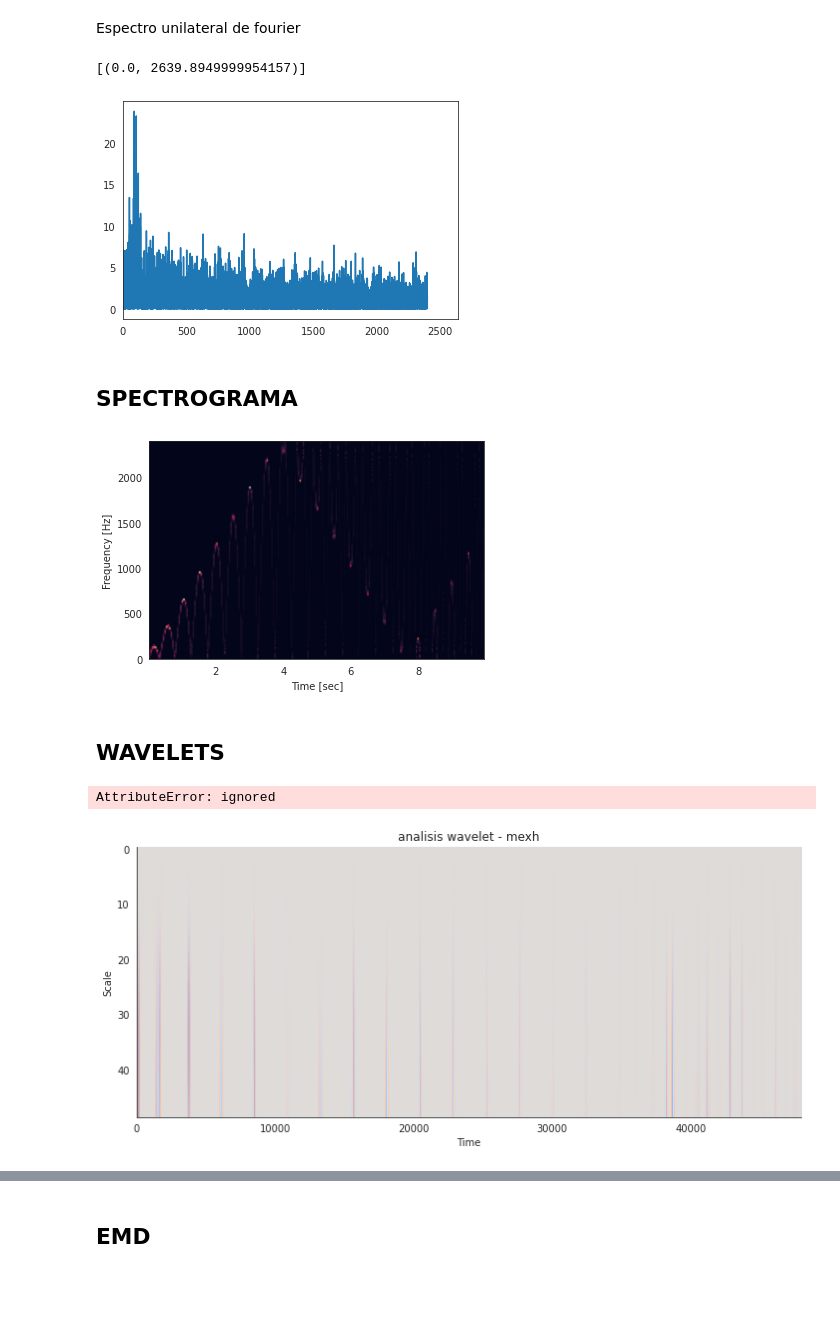
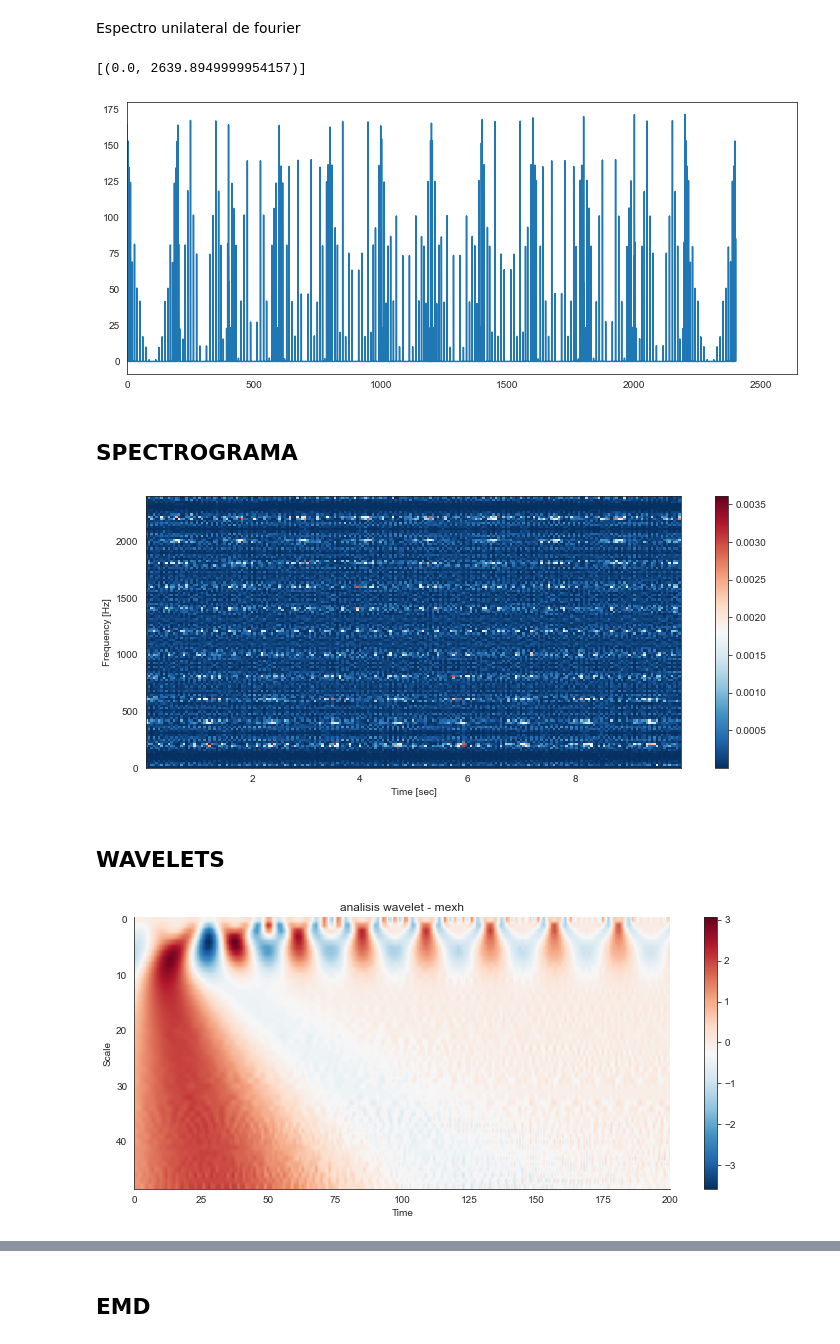
Before and after one commit to veraokgonzalo/time_series_analysis, a Jupyter notebook: analisis_series_temporales.ipynb, the cells around one changed output, grey strips where cells are left out. Cells and saved outputs as stored; diff of their text form; code cells hidden in the pictures; blank space fills up the shorter version.

```diff
--- a/analisis_series_temporales.ipynb
+++ b/analisis_series_temporales.ipynb
@@ -17,7 +18,7 @@ f = 100
 L = 10
 
 t = np.arange(L * fs)/fs
-serie = np.sin(2 * np.pi * f * np.sin(2*np.pi*1*t) * t)
+serie = np.sin(2 * np.pi * f * np.sin(2 * np.pi * f * t) * t)
 # %% [markdown]
 ## EXPLORACIÓN Y VISUALIZACIÓN
 # %%
@@ -33,16 +35,16 @@ Espectro unilateral de fourier
 # %%
 n_samples = np.size(serie)
 freqs = np.arange(-fs/2, fs/2-1/fs, fs/n_samples)
 
 serie_F = np.fft.fftshift(np.fft.fft(serie))
 serie_SSPS = 2*(abs(serie_F)**2)/n_samples
 
-
+fig, ax = plt.subplots(figsize=(12,5))
 g = sns.lineplot(x = freqs, y = serie_SSPS)
 g.set(xlim=(0, None))
 # %% [output]
 [(0.0, 2639.8949999954157)]
-[figure, old version]
+[figure, new version]
 # %% [markdown]
 ## SPECTROGRAMA
 # %%
@@ -52,26 +53,29 @@ import matplotlib.pyplot as plt
 # %%
+fig, ax = plt.subplots(figsize=(12,5))
 f, t, Sxx = signal.spectrogram(serie, fs)
-plt.pcolormesh(t, f, Sxx, shading='gouraud')
+p = plt.pcolormesh(t, f, Sxx, cmap = mapacolor)
 plt.ylabel('Frequency [Hz]')
 plt.xlabel('Time [sec]')
+fig.colorbar(p, ax=ax)
 plt.show()
 # %% [output]
-[figure, old version]
+[figure, new version]
 # %% [markdown]
 ## WAVELETS
 # %%
 # parametros
 # pywt.families()
+
 wavelet_name = 'mexh'
 fig, ax = plt.subplots(figsize=(12,5))
 coef, freqs = pywt.cwt(serie, np.arange(1,50), wavelet_name)
-ax.imshow(coef, cmap = 'coolwarm', aspect = 'auto')
+p = ax.imshow(coef, cmap = mapacolor, aspect = 'auto')
 ax.set_title('analisis wavelet - ' + wavelet_name)
 ax.spines['right'].set_visible(False)
 ax.spines['top'].set_visible(False)
 ax.set_ylabel('Scale')
 ax.set_xlabel('Time')
-ax.xlim([0,1000])
+plt.xlim((0, 200))
+fig.colorbar(p, ax=ax);
 # %% [output]
-AttributeError: ignored
-[figure, old version]
+[figure, new version]
```
Also changed, not shown: parts of 5 cells of this notebook.
